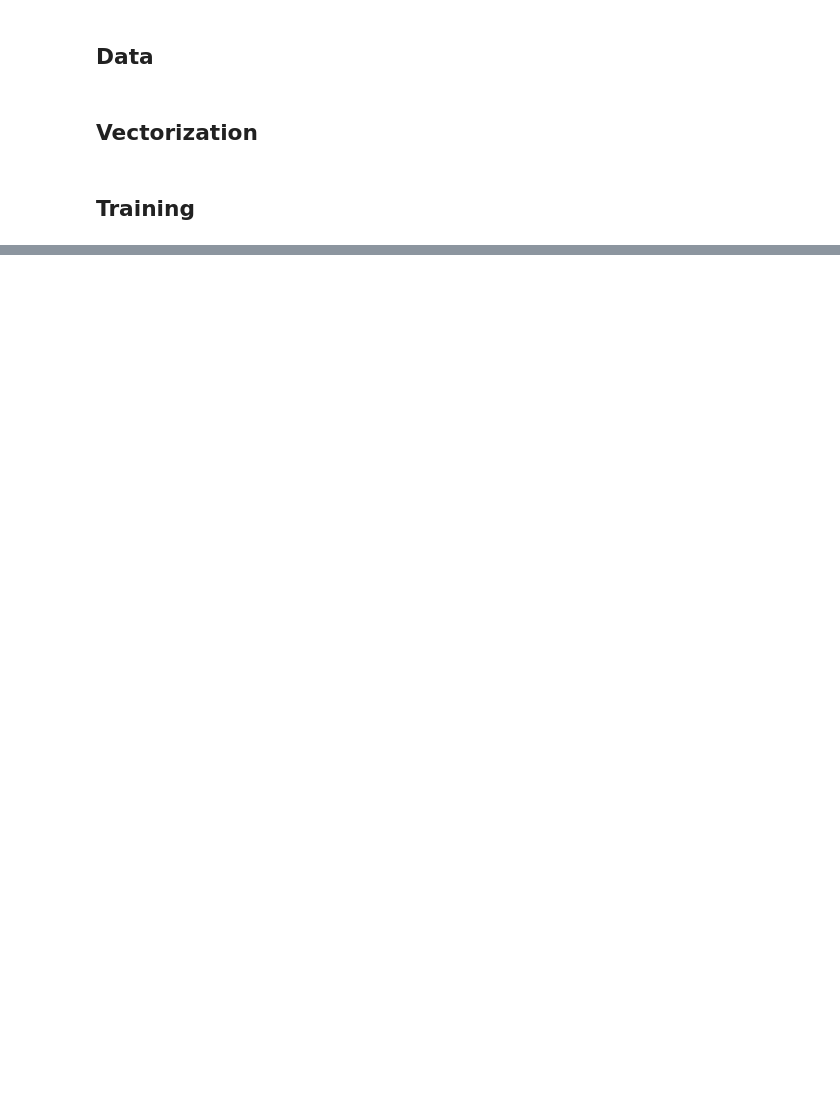
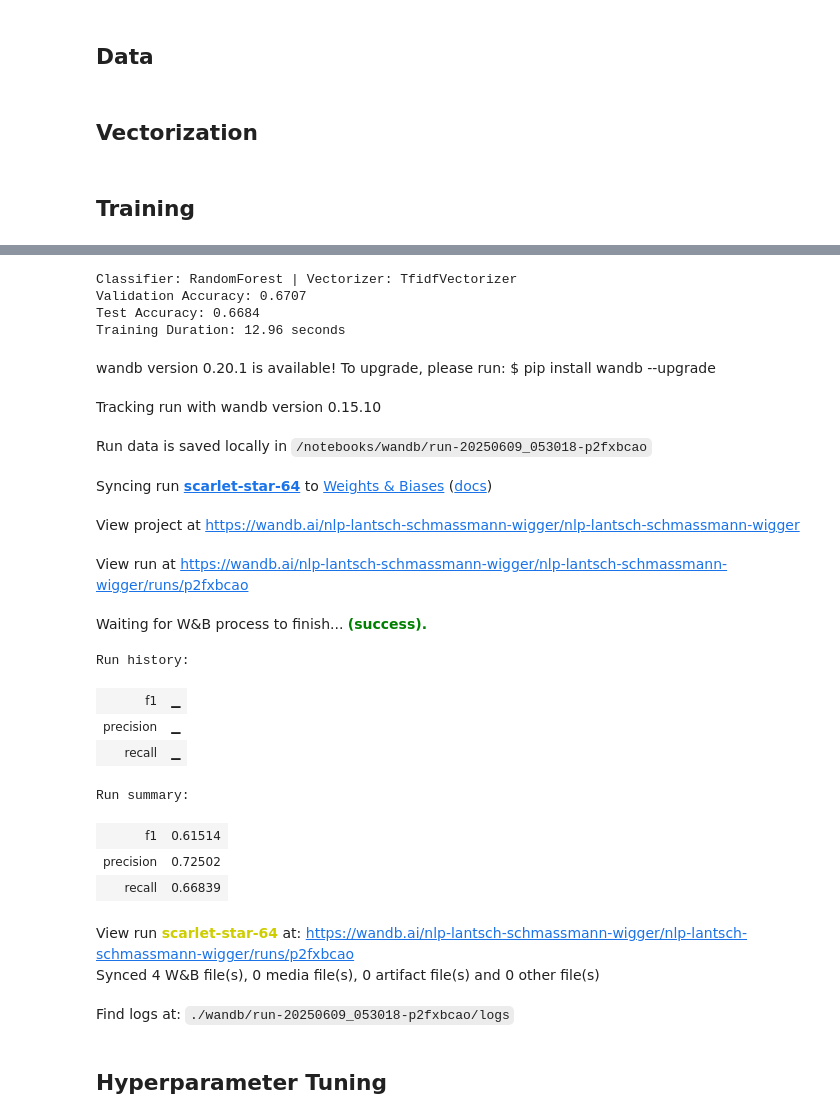
Before and after one commit to SeyaSchmassmann/nlp-project, a Jupyter notebook: models/randomForest.ipynb, the cells around one changed output, grey strips where cells are left out. Drawn from its saved outputs; the diff is of its cells as text; code cells hidden in the pictures; blank space fills up the shorter version.

```diff
--- a/models/randomForest.ipynb
+++ b/models/randomForest.ipynb
@@ -96,0 +103,38 @@ weighted avg       0.77      0.77      0.77     44999
+# %%
+evaluate_classifier(
+    classifier=classifier,
+    classifier_name="RandomForest",
+    vectorizer=tfidfVectorizer,
+    vectorizer_name="TfidfVectorizer",
+    train_texts=train_texts,
+    train_labels=train_labels,
+    validation_texts=validation_texts,
+    validation_labels=validation_labels,
+    test_texts=test_texts,
+    test_labels=test_labels,
+    model_name="randomForest")
+# %% [output]
+Classifier: RandomForest | Vectorizer: TfidfVectorizer
+Validation Accuracy: 0.6707
+Test Accuracy: 0.6684
+Training Duration: 12.96 seconds
+wandb version 0.20.1 is available! To upgrade, please run: $ pip install wandb --upgrade
+Tracking run with wandb version 0.15.10
+Run data is saved locally in /notebooks/wandb/run-20250609_053018-p2fxbcao
+Syncing run scarlet-star-64 to Weights & Biases (docs)
+View project at https://wandb.ai/nlp-lantsch-schmassmann-wigger/nlp-lantsch-schmassmann-wigger
+View run at https://wandb.ai/nlp-lantsch-schmassmann-wigger/nlp-lantsch-schmassmann-wigger/runs/p2fxbcao
+Waiting for W&B process to finish... (success).
+Run history:
+| f1 | ▁ |
+| precision | ▁ |
+| recall | ▁ |
+Run summary:
+| f1 | 0.61514 |
+| precision | 0.72502 |
+| recall | 0.66839 |
+View run scarlet-star-64 at: https://wandb.ai/nlp-lantsch-schmassmann-wigger/nlp-lantsch-schmassmann-wigger/runs/p2fxbcao
+Synced 4 W&B file(s), 0 media file(s), 0 artifact file(s) and 0 other file(s)
+Find logs at: ./wandb/run-20250609_053018-p2fxbcao/logs
+# %% [markdown]
+## Hyperparameter Tuning
```
Also changed, not shown: parts of 15 cells of this notebook, 10 other files.
